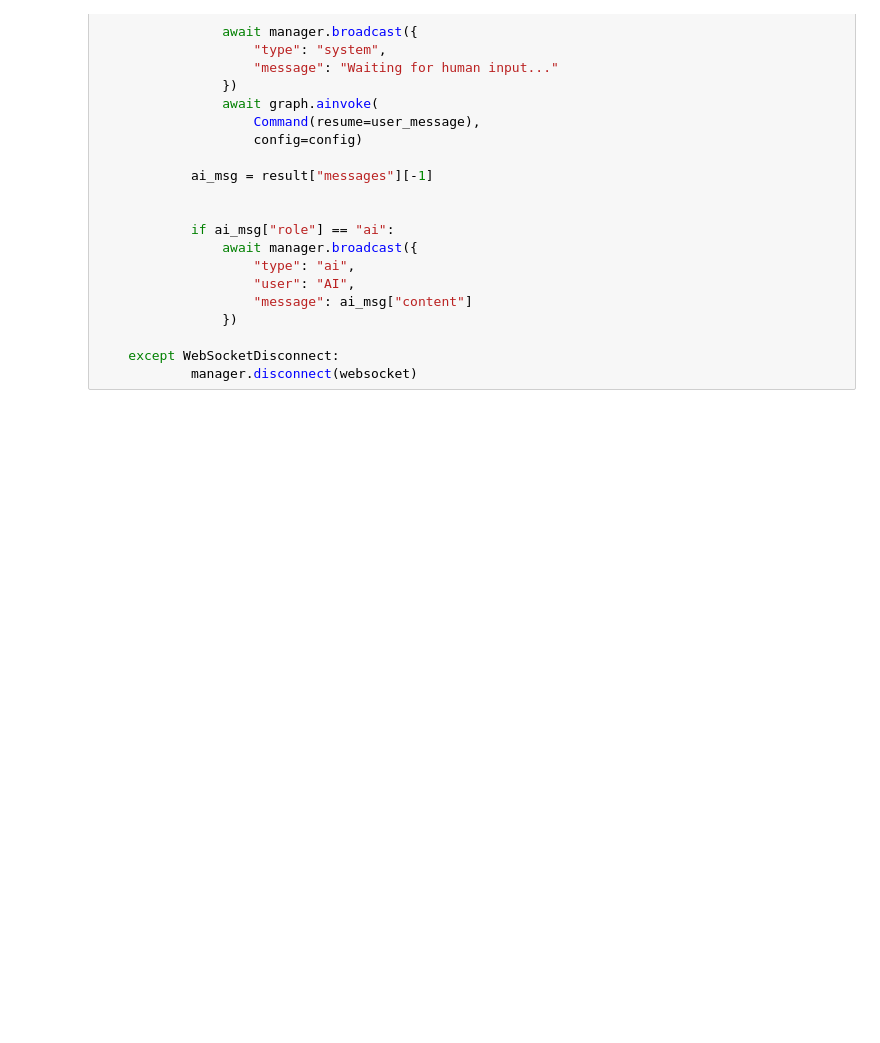
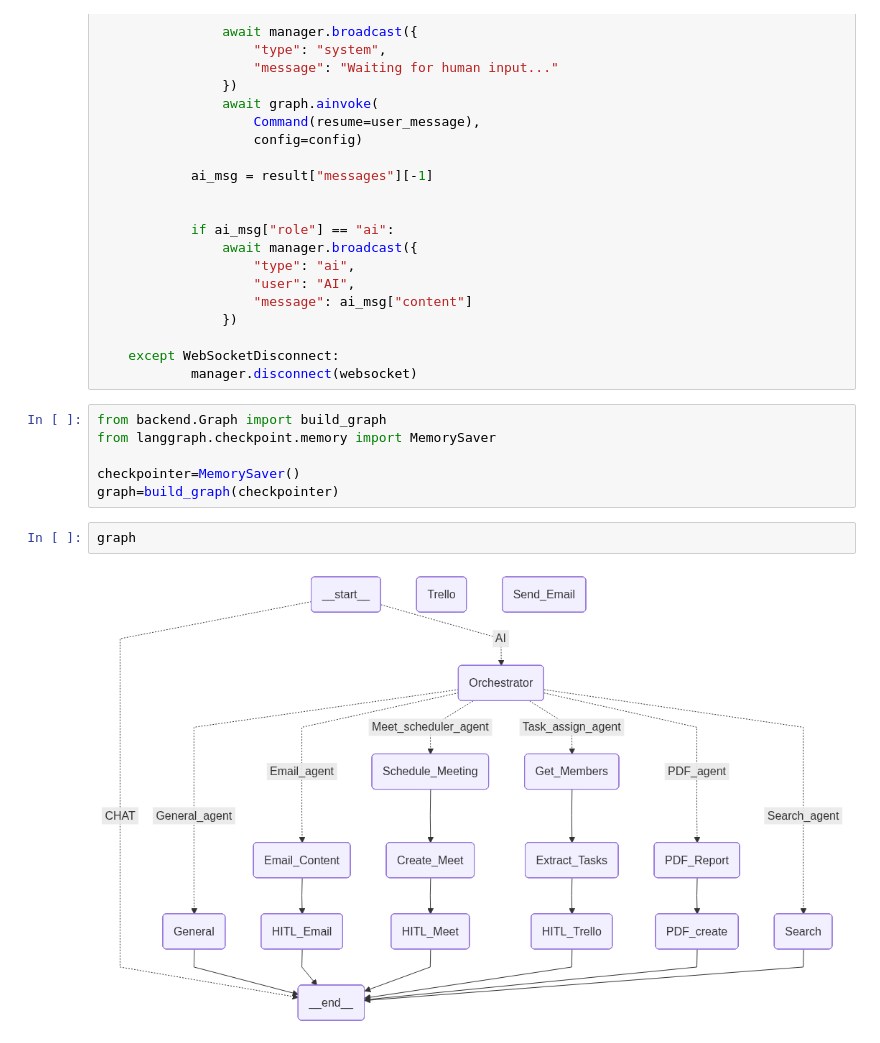
Before and after one commit to soumil2334/ThinkTank, a Jupyter notebook: test.ipynb, the cells around one changed output. Saved outputs shown, nothing was run; the diff lists cells and outputs as text; blank space fills up the shorter version.

```diff
--- a/test.ipynb
+++ b/test.ipynb
@@ -2028,3 +2028,13 @@ async def websocket_endpoint(websocket: WebSocket):
 
     except WebSocketDisconnect:
             manager.disconnect(websocket)
+# %%
+from backend.Graph import build_graph
+from langgraph.checkpoint.memory import MemorySaver
+
+checkpointer=MemorySaver()
+graph=build_graph(checkpointer)
+# %%
+graph
+# %% [output]
+[figure, added]
```
Also changed, not shown: 12 other files.
